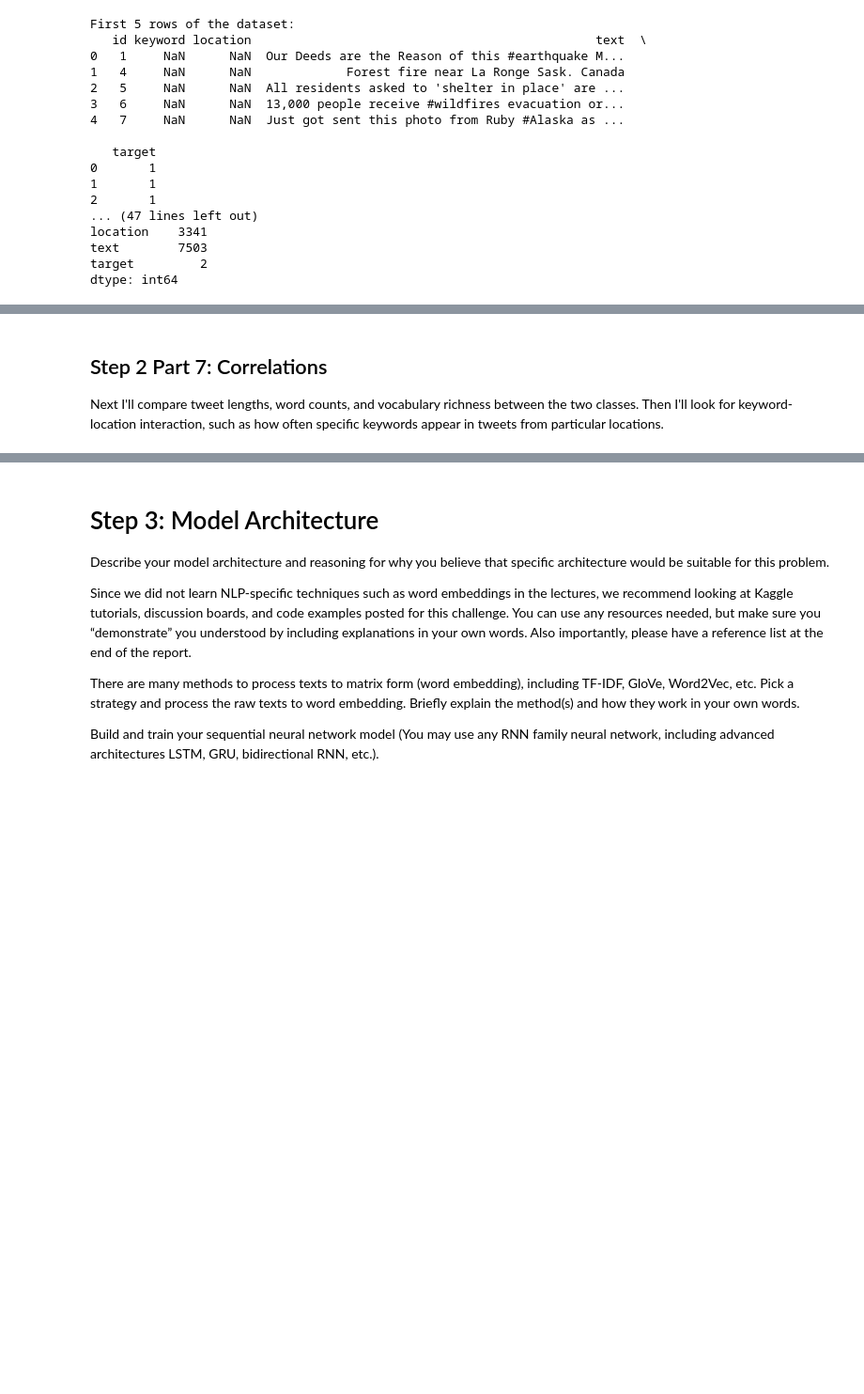
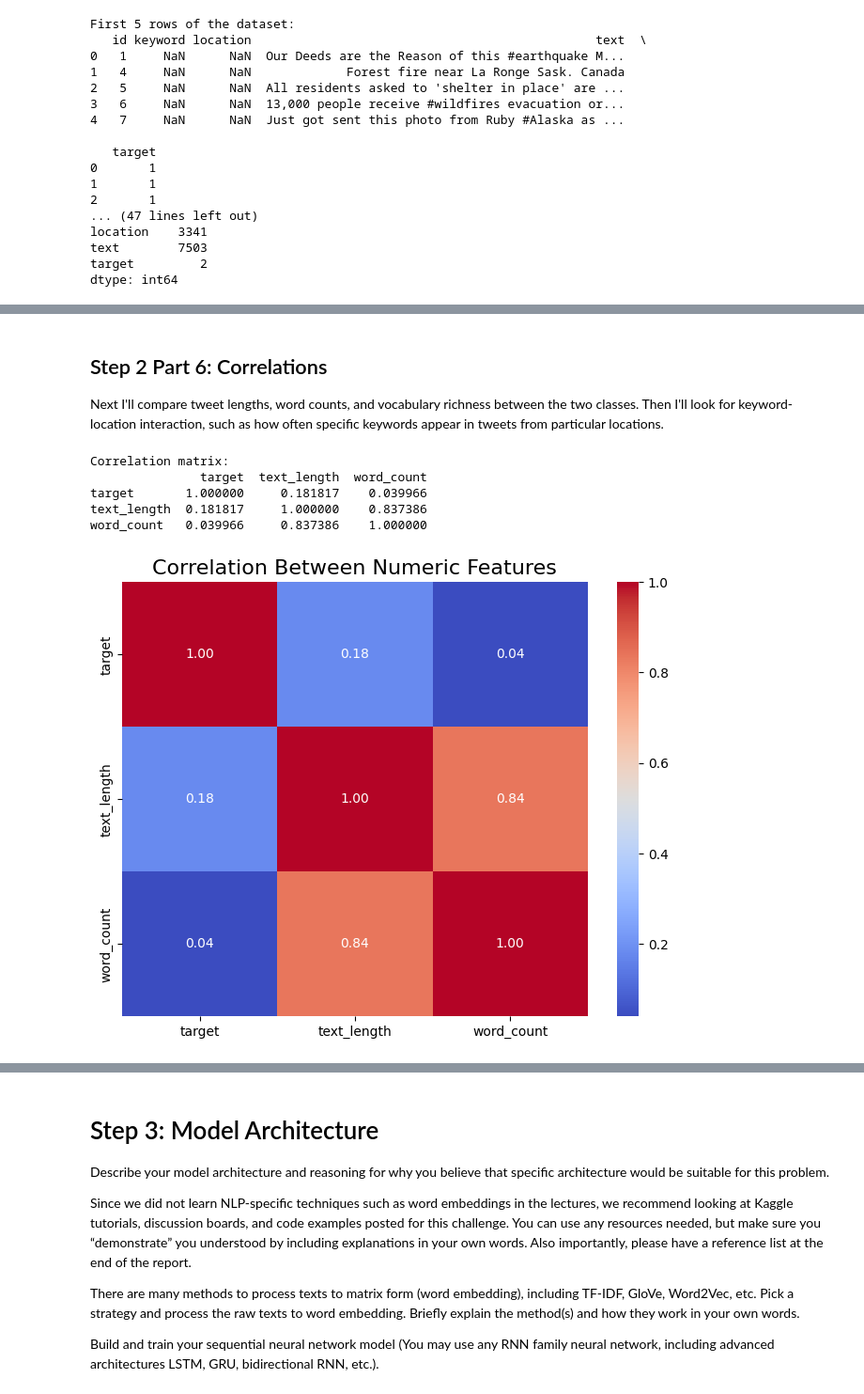
Before and after one commit to rakin23/deep-learning-week4, a Jupyter notebook: my-project.ipynb, the cells around one changed output, grey strips where cells are left out. Shown at 94% size. Drawn from its saved outputs; the diff is of its cells as text; code cells hidden in the pictures; blank space fills up the shorter version.

```diff
--- a/my-project.ipynb
+++ b/my-project.ipynb
@@ -212,6 +291,24 @@ Let's take a look at the most common location values, the location-target relati
 # %% [markdown]
-## Step 2 Part 7: Correlations
+## Step 2 Part 6: Correlations
 Next I'll compare tweet lengths, word counts, and vocabulary richness between the two classes.  Then I'll look for keyword-location interaction, such as how often specific keywords appear in tweets from particular locations.
+# %%
+# Select only numeric features for correlation
+numeric_features = data[['target', 'text_length', 'word_count']]
+correlation_matrix = numeric_features.corr()
+print("Correlation matrix:")
+print(correlation_matrix)
+
+plt.figure(figsize=(8, 6))
+sns.heatmap(correlation_matrix, annot=True, fmt=".2f", cmap='coolwarm', cbar=True)
+plt.title('Correlation Between Numeric Features', fontsize=16)
+plt.show()
+# %% [output]
+Correlation matrix:
+               target  text_length  word_count
+target       1.000000     0.181817    0.039966
+text_length  0.181817     1.000000    0.837386
+word_count   0.039966     0.837386    1.000000
+[figure, added]
 # %% [markdown]
 ## Step 2 Conclusion
 TODO: DESCRIBE INSIGHTS
```
Also changed, not shown: parts of 10 cells of this notebook.
